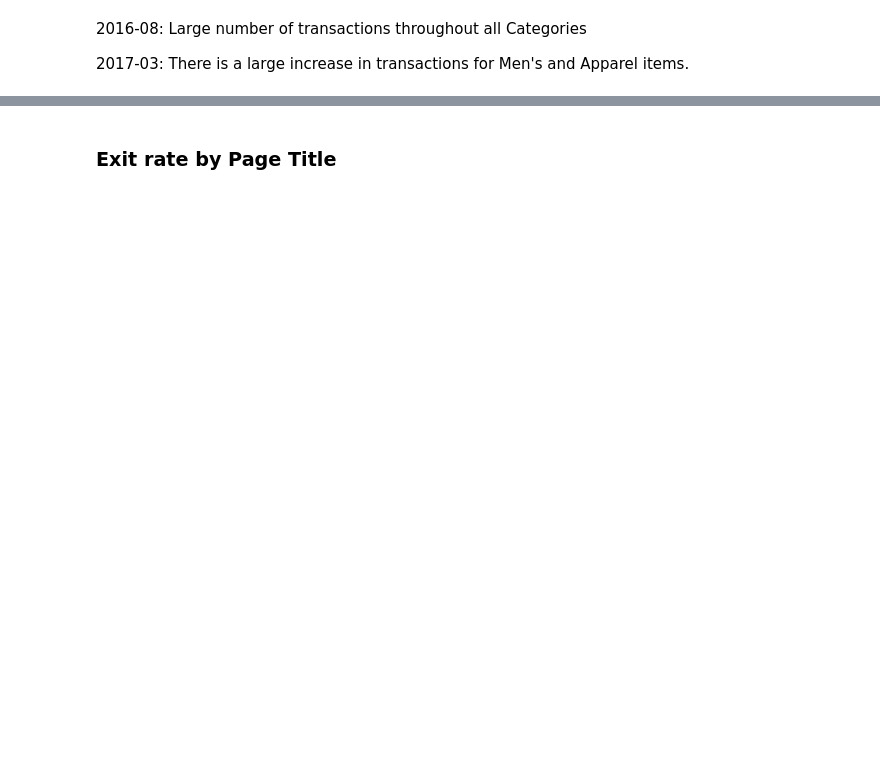
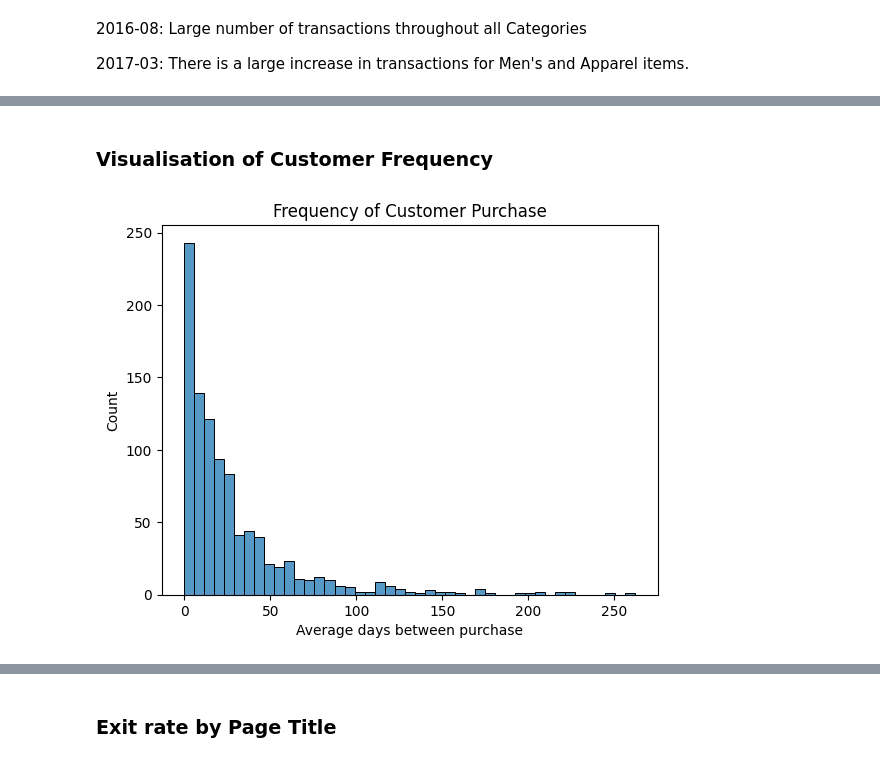
Before and after one commit to woobrandon/DSA3101-Potato-Wedges, a Jupyter notebook: GoogleAnalyticsAnalysis.ipynb, the cells around one changed output, grey strips where cells are left out. Saved outputs shown, nothing was run; the diff lists cells and outputs as text; code cells hidden in the pictures; blank space fills up the shorter version.

```diff
--- a/GoogleAnalyticsAnalysis.ipynb
+++ b/GoogleAnalyticsAnalysis.ipynb
@@ -113,0 +153,59 @@ plt.show()
+# %% [markdown]
+### Visualisation of Customer Frequency
+# %%
+query = f"""
+    WITH CustomerFrequency AS (
+        SELECT
+            fullVisitorId AS visitorId,
+            CAST(SUBSTRING(date, 1, 4) || '-' || SUBSTRING(date, 5, 2) || '-' || SUBSTRING(date, 7, 2) AS DATE) AS date,
+            COALESCE(totals.transactions, 0) AS transactions,
+        FROM `bigquery-public-data.google_analytics_sample.ga_sessions_*`
+        WHERE totals.transactions > 0
+    ),
+    -- Get the date the current purchase and the date of the previous purchase for each customer
+    LaggedCustomerFrequency AS (
+        SELECT
+            LAG(date, 1)
+            OVER (PARTITION BY
+                    visitorId
+                ORDER BY
+                    date
+                )
+            AS previousDate,
+            visitorId,
+            date
+        FROM
+            CustomerFrequency
+    ),
+    -- Number of days between each transaction for each customer
+    frequencyData AS (
+        SELECT
+            visitorId,
+            DATE_DIFF(LaggedCustomerFrequency.date, LaggedCustomerFrequency.previousDate, DAY) AS diffDays
+        FROM
+            LaggedCustomerFrequency
+        WHERE
+            LaggedCustomerFrequency.previousDate IS NOT NULL
+    )
+
+    SELECT
+        visitorId,
+        AVG(diffDays) AS frequency
+    FROM
+        frequencyData
+    GROUP BY
+        visitorId
+    """
+rows = client.query(query)
+
+result_df = rows.to_dataframe()
+
+sns.histplot(result_df.frequency)
+
+plt.title('Frequency of Customer Purchase')
+plt.xlabel('Average days between purchase')
+plt.ylabel('Count')
+
+plt.show()
+# %% [output]
+[figure, added]
```
Also changed, not shown: parts of 52 cells of this notebook, 1 other file.
